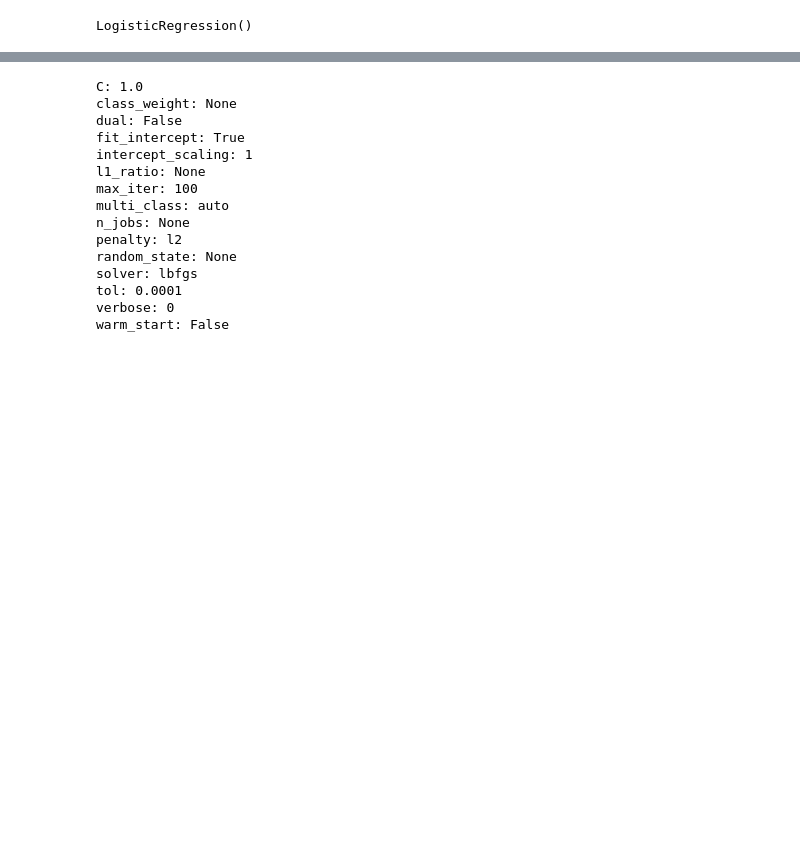
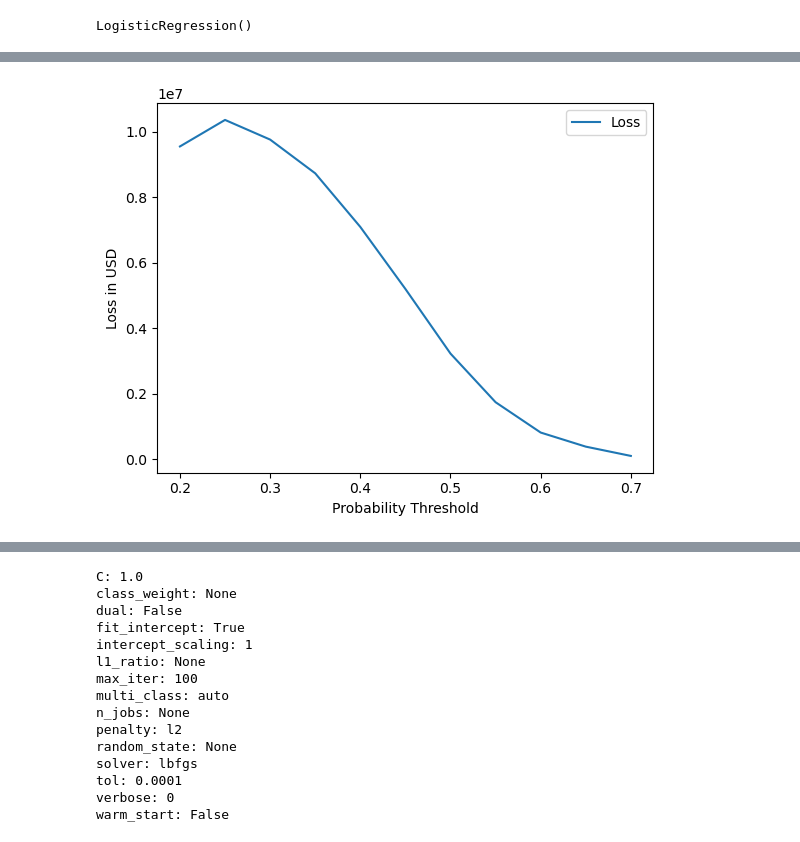
Before and after one commit to acody14/Projects, a Jupyter notebook: Preprocessing-Modeling.ipynb, the cells around one changed output, grey strips where cells are left out. Cells and saved outputs as stored; diff of their text form; code cells hidden in the pictures; blank space fills up the shorter version.

```diff
--- a/Preprocessing-Modeling.ipynb
+++ b/Preprocessing-Modeling.ipynb
@@ -119,3 +172,11 @@ print(recall_default)
+# %%
+plt.plot(thresholds,est_losses)
+plt.xlabel('Probability Threshold')
+plt.ylabel('Loss in USD')
+plt.legend(['Loss'])
+plt.show()
+# %% [output]
+[figure, added]
 # %%
 # Feature weights
 feature_coefs = dict(zip(feature_variables, log_reg.coef_[0]))
```
Also changed, not shown: parts of 17 cells of this notebook.
